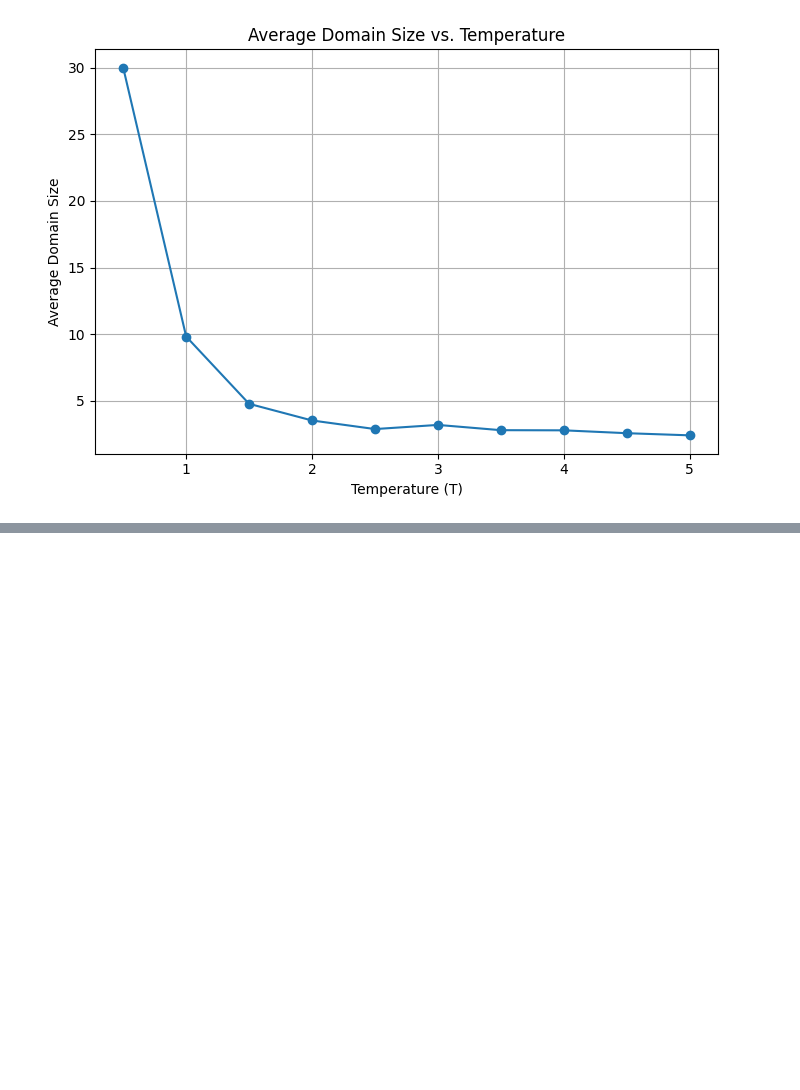
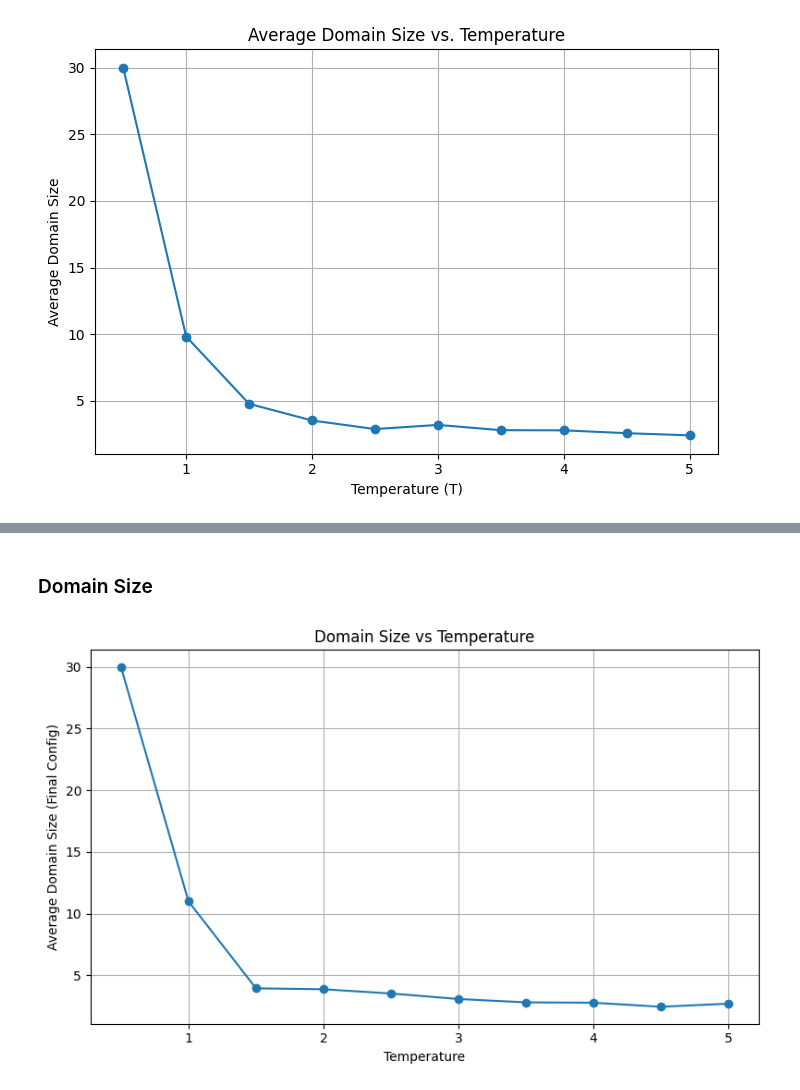
Before and after one commit to AgentEgeus/pioneer_hw, a Jupyter notebook: pioneer_hw4.ipynb, the cells around one changed output, grey strips where cells are left out. Saved outputs shown, nothing was run; the diff lists cells and outputs as text; code cells hidden in the pictures; blank space fills up the shorter version.

```diff
--- a/pioneer_hw4.ipynb
+++ b/pioneer_hw4.ipynb
@@ -188,0 +448,26 @@ Running T = 5.00
+# %% [markdown]
+### Domain Size
+# %%
+temps = np.linspace(0.5, 5.0, 10)
+runs_per_temp = 10
+avg_domain_sizes = []
+
+for T in temps:
+    domain_sizes = []
+    for _ in range(runs_per_temp):
+        sim = run_ising_sim(T)
+        final_config = sim[-1, :-1]
+        domain_count = np.sum(final_config[1:] != final_config[:-1]) + 1
+        domain_sizes.append(N / domain_count)
+    avg_domain_sizes.append(np.mean(domain_sizes))
+
+plt.figure(figsize=(8, 5))
+plt.plot(temps, avg_domain_sizes, marker='o')
+plt.xlabel("Temperature")
+plt.ylabel("Average Domain Size (Final Config)")
+plt.title("Domain Size vs Temperature")
+plt.grid(True)
+plt.tight_layout()
+plt.show()
+# %% [output]
+[figure, added]
```
Also changed, not shown: parts of 15 cells of this notebook.
